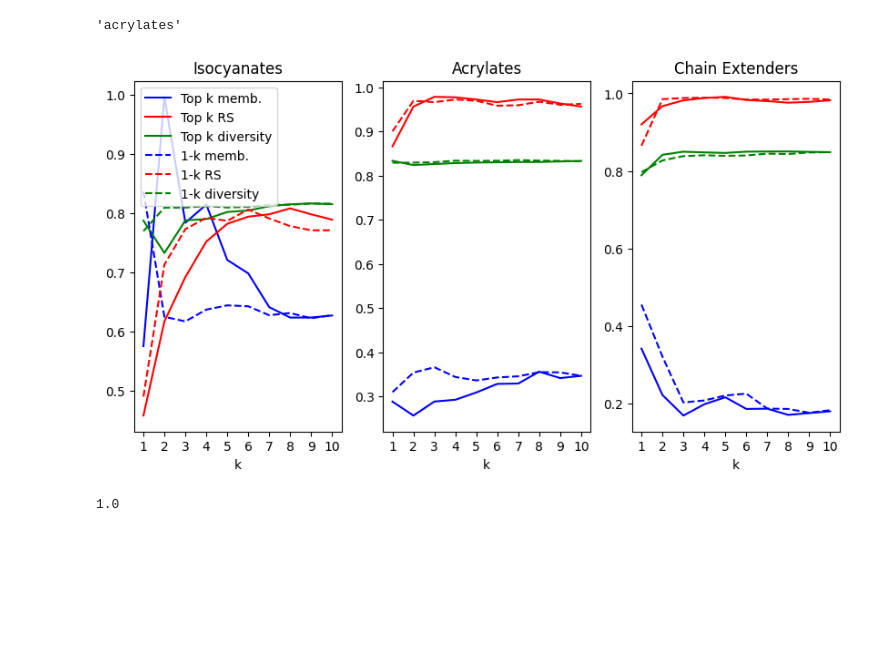
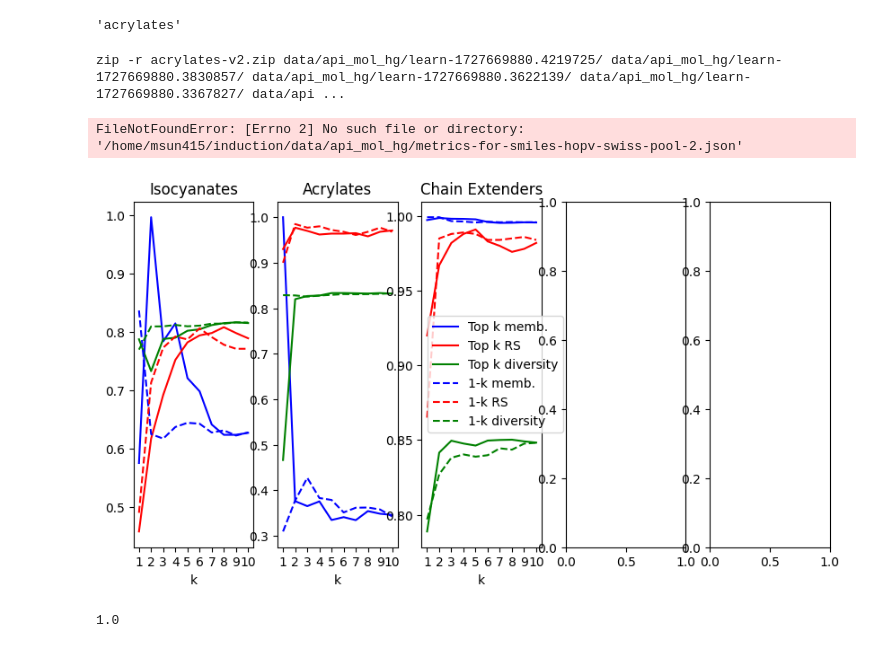
Before and after one commit to shiningsunnyday/induction, a Jupyter notebook: notebooks/playground-grammar-3.ipynb, the cells around one changed output. Saved outputs shown, nothing was run; the diff lists cells and outputs as text; code cells hidden in the pictures; blank space fills up the shorter version.

```diff
--- a/notebooks/playground-grammar-3.ipynb
+++ b/notebooks/playground-grammar-3.ipynb
@@ -438,43 +463,59 @@ len(G.folder_lookup)
 # %%
-print('zip -r acrylates-all.zip ' + ' '.join(G.folder_lookup.values()) + ' data/api_mol_hg-acrylates-verbose.log')
+print('zip -r acrylates-v2.zip ' + ' '.join(G.folder_lookup.values()) + ' data/api_mol_hg-acrylates-2-more-specific.log')
+# %% [output]
+zip -r acrylates-v2.zip data/api_mol_hg/learn-1727669880.4219725/ data/api_mol_hg/learn-1727669880.3830857/ data/api_mol_hg/learn-1727669880.3622139/ data/api_mol_hg/learn-1727669880.3367827/ data/api ...
 # %%
-start = 1
-num_seeds = 10
+def check_chain_extender(smis):
+    # Define SMARTS patterns for various chain extenders
+    members = 0
+    for smi in smis:
+        mol = Chem.MolFromSmiles(smi)
+        members += mol.HasSubstructMatch(Chem.MolFromSmiles("CO")) or mol.HasSubstructMatch(Chem.MolFromSmiles("CN"))
+    return members/len(smis)
+
+
+start = [1,1,1,2,2]
+num_seeds = [10,10,10,5,5]
 start_dataset = 0
-num_datasets = 3
+num_datasets = 5
 fig, axes = plt.subplots(1,num_datasets,figsize=(10,5))
 for j in range(start_dataset,num_datasets):
     dataset = ['isocyanates','acrylates','chain_extenders','hopv','ptc'][j]
     titles = ['Isocyanates','Acrylates','Chain Extenders','HOPV','PTC']
     ax = axes[j]
     for i in range(2):
         memb, rs, novelty, unique, diversity = [], [], [], [], []
         setting = "Top k" if i == 0 else "1-k"
-        for k in range(start,num_seeds+1):
-            if k == 1:
-                seedstr = "pool" if i == 0 else "1-more-specific"
+        for k in range(start[j],num_seeds[j]+1):
+            if k == 1 and i == 1:
+                seedstr = "1-more-specific"
             else:
                 seedstr = f"swiss-pool-{k}" if i == 0 else f"1-{k}-all"
             res = json.load(open(f'/home/msun415/induction/data/api_mol_hg/metrics-for-smiles-{dataset}-{seedstr}.json'))
+            if dataset == 'chain_extenders':
+                smis = open(f'/home/msun415/induction/data/api_mol_hg/smiles-{dataset}-{seedstr}.txt').readlines()
+                res['membership'] = check_chain_extender(smis)
 
             memb.append(res['membership'])
             rs.append(res['RS'])
             novelty.append(res['novelty'])
             unique.append(res['unique'])
             diversity.append(res['diversity'])
-        ax.set_xticks(range(start,num_seeds+1))
-        ax.plot(range(start,num_seeds+1), memb, label=f'{setting} memb.', linestyle='--' if i==1 else '-', c='blue')
-        ax.plot(range(start,num_seeds+1), rs, label=f'{setting} RS', linestyle='--' if i==1 else '-', c='red')
+        ax.set_xticks(range(start[j],num_seeds[j]+1))
+        ax.plot(range(start[j],num_seeds[j]+1), memb, label=f'{setting} memb.', linestyle='--' if i==1 else '-', c='blue')
+        ax.plot(range(start[j],num_seeds[j]+1), rs, label=f'{setting} RS', linestyle='--' if i==1 else '-', c='red')
         # ax.plot(range(1,num_seeds+1), novelty, label=f'{setting} novelty')
         # ax.plot(range(1,num_seeds+1), unique, label=f'{setting} unique')
-        ax.plot(range(start,num_seeds+1), diversity, label=f'{setting} diversity', linestyle='--' if i==1 else '-', c='green')
-        if j == 0:
-            ax.legend()
+        ax.plot(range(start[j],num_seeds[j]+1), diversity, label=f'{setting} diversity', linestyle='--' if i==1 else '-', c='green')
+        if j == 2:
+            ax.legend(loc='best')
         ax.autoscale()
         ax.set_title(titles[j])
         ax.set_xlabel("k")
+fig.savefig('ablation.pdf', bbox_layout='tight')
 # %% [output]
+FileNotFoundError: [Errno 2] No such file or directory: '/home/msun415/induction/data/api_mol_hg/metrics-for-smiles-hopv-swiss-pool-2.json'
-[figure, old version]
+[figure, new version]
 # %%
 def check_chain_extender(smis):
     # Define SMARTS patterns for various chain extenders
```
Also changed, not shown: parts of 2 cells of this notebook, 10 other files.
